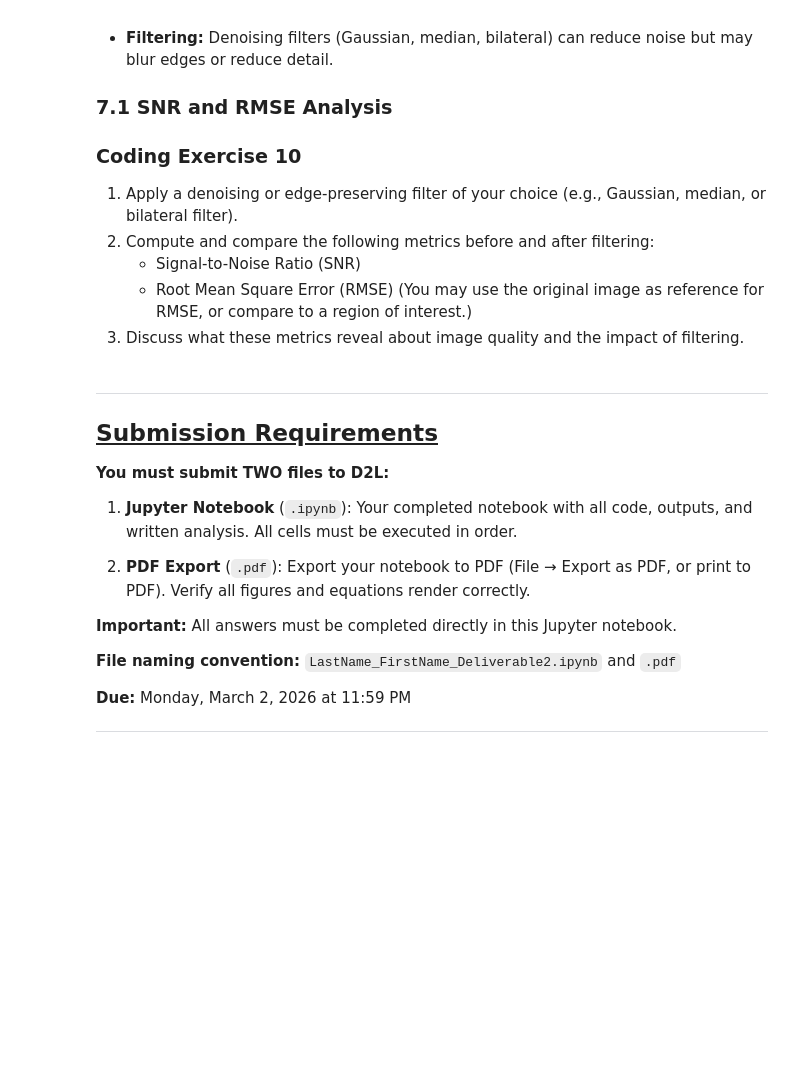
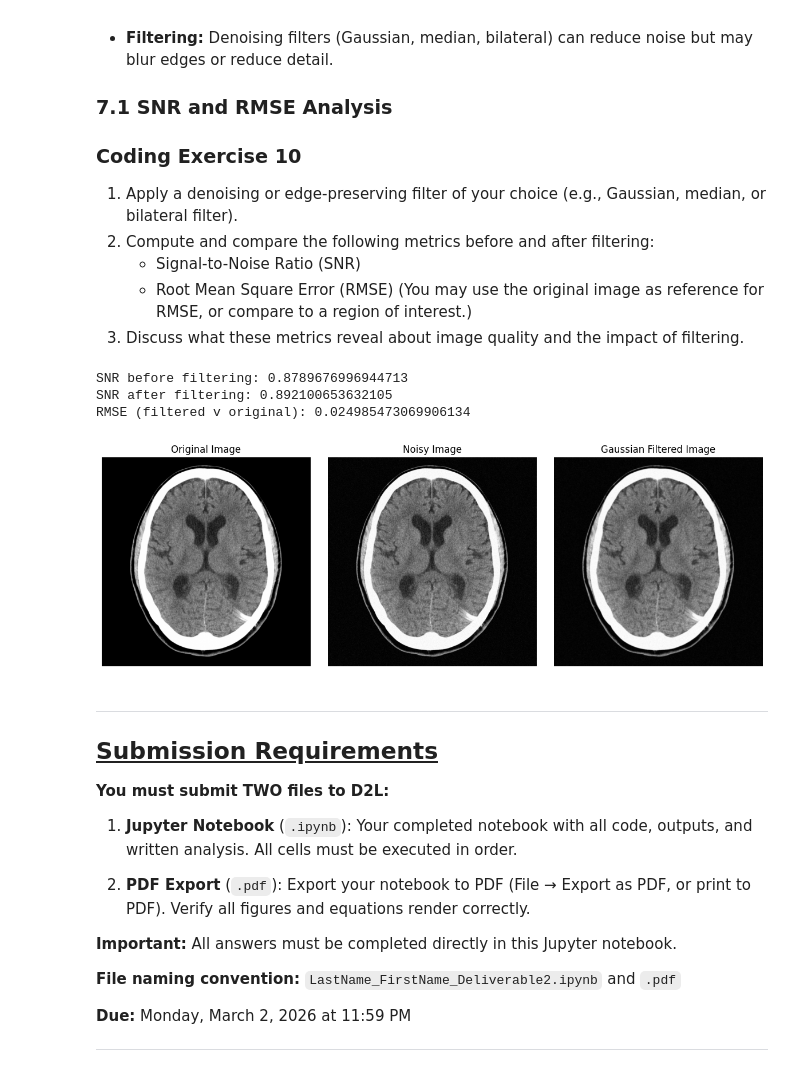
Before and after one commit to julianamassaro/BMEN509-623_Deliverable_2, a Jupyter notebook: deliverable-02-starter.ipynb, the cells around one changed output. Saved outputs shown, nothing was run; the diff lists cells and outputs as text; code cells hidden in the pictures; blank space fills up the shorter version.

```diff
--- a/deliverable-02-starter.ipynb
+++ b/deliverable-02-starter.ipynb
@@ -664,17 +726,55 @@ $$RMSE = \sqrt{\frac{1}{N} \sum_{i=1}^N (I_i - I_{ref,i})^2}$$
 3. Discuss what these metrics reveal about image quality and the impact of filtering.
 # %%
 # USE IMAGE 'Brain_CT.png'
+from PIL import Image
+from scipy.ndimage import gaussian_filter
+
+img = Image.open('data/Brain_CT.png').convert('L')
+I = np.asarray(img).astype(np.float32)
+I = I/ 255.0
+
+noise_sigma = 0.05
+noisy_img = I + np.random.normal(0, noise_sigma, I.shape)
+noisy_img = np.clip(noisy_img, 0, 1)
 
 # TODO: Apply a filter to img (e.g., Gaussian, median, etc.)
-# filtered_img = ...
+filtered_img = gaussian_filter(noisy_img, sigma=1)
 
 # TODO: Compute SNR and RMSE before and after filtering
-# snr_before = ...
-# snr_after = ...
-# rmse = ...
+def compute_snr(img):
+  return np.mean(img) / np.std(img)
+snr_before = compute_snr(noisy_img)
+snr_after = compute_snr(filtered_img)
+rmse = np.sqrt(np.mean((filtered_img - I)**2))
+
+print("SNR before filtering:", snr_before)
+print("SNR after filtering:", snr_after)
+print("RMSE (filtered v original):", rmse)
 
 # TODO: Visualize the original and filtered images
-# ...
+plt.figure(figsize=(12,4))
+plt.subplot(1,3,1)
+plt.imshow(I, cmap = 'gray')
+plt.title('Original Image')
+plt.axis('off')
+
+plt.subplot(1,3,2)
+plt.imshow(noisy_img, cmap = 'gray')
+plt.title('Noisy Image')
+plt.axis('off')
+
+plt.subplot(1,3,3)
+plt.imshow(filtered_img, cmap = 'gray')
+plt.title('Gaussian Filtered Image')
+plt.axis('off')
+
+plt.tight_layout()
+plt.show()
+# %% [output]
+SNR before filtering: 0.8789676996944713
+SNR after filtering: 0.892100653632105
+RMSE (filtered v original): 0.024985473069906134
+[figure, added]
 # %% [markdown]
 ---
 
```
Also changed, not shown: parts of 2 cells of this notebook.
